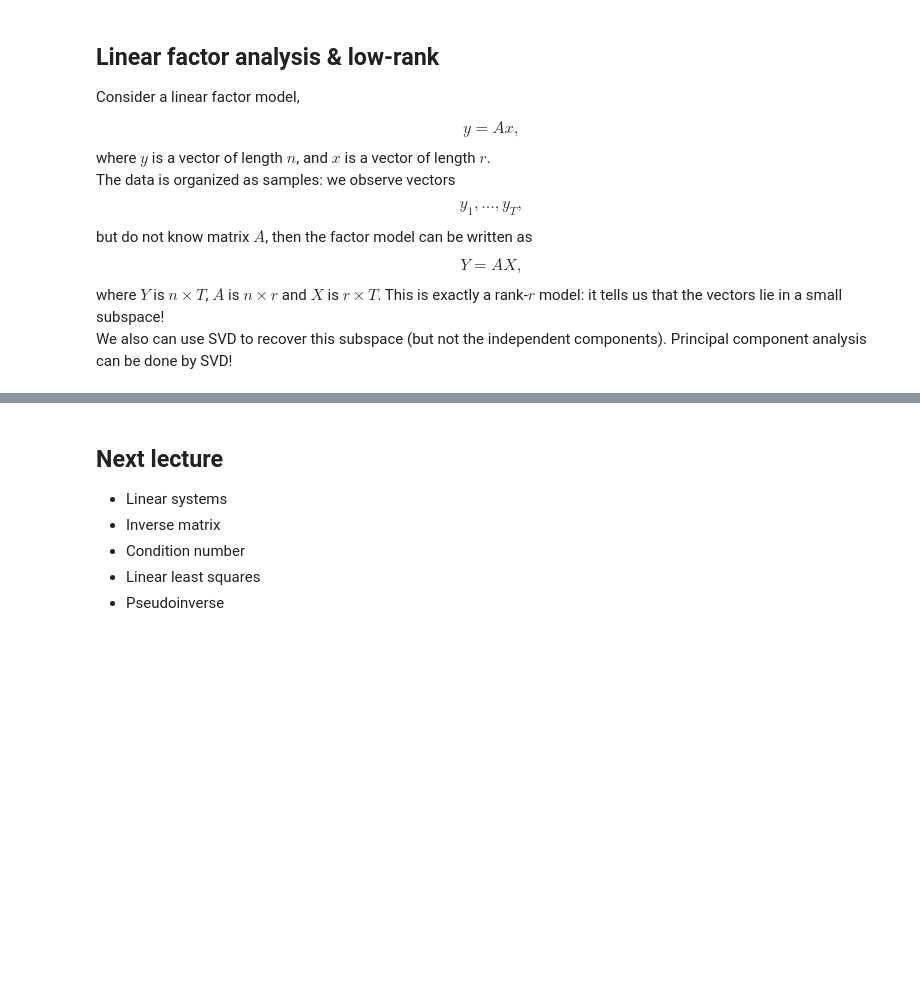
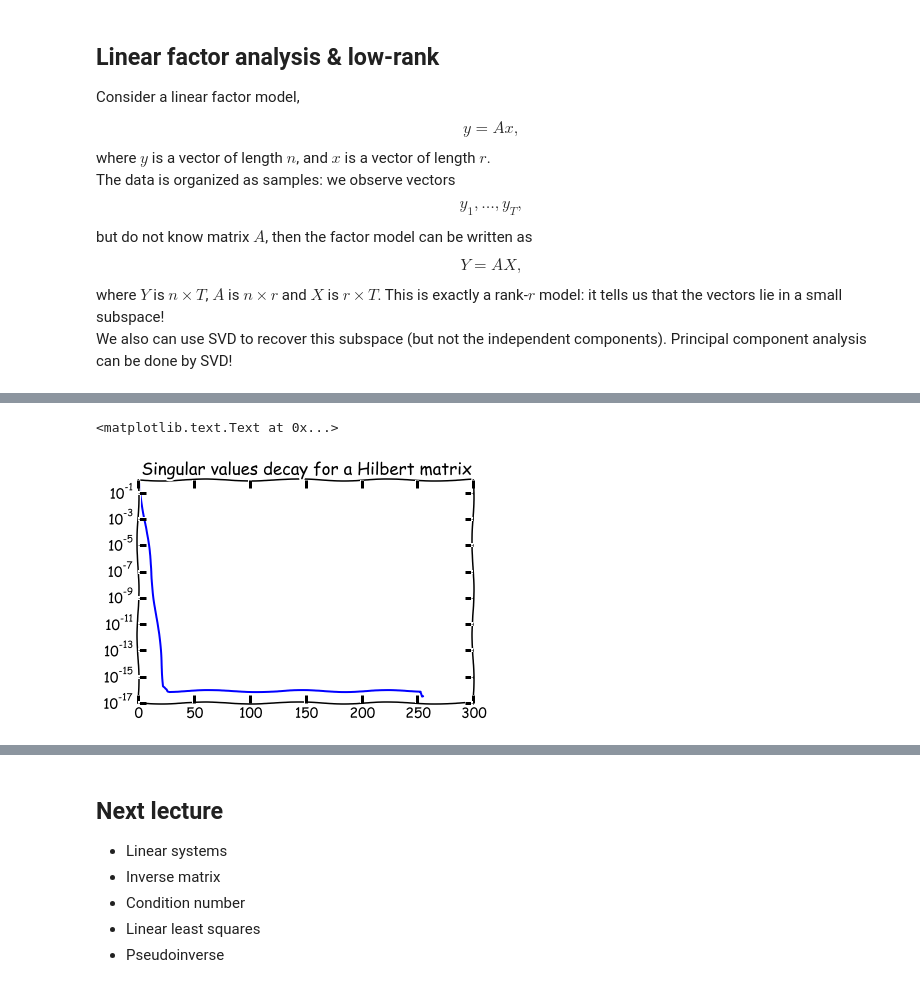
Before and after one commit to oseledets/nla2016, a Jupyter notebook: lectures/lecture-4.ipynb, the cells around one changed output, grey strips where cells are left out. Drawn from its saved outputs; the diff is of its cells as text; code cells hidden in the pictures; blank space fills up the shorter version.

```diff
--- a/lectures/lecture-4.ipynb
+++ b/lectures/lecture-4.ipynb
@@ -405,0 +477,18 @@ We also can use SVD to recover this subspace (but not the independent components
+# %%
+query = 'Human computer interaction'
+qv = np.zeros((nterms))
+for i in xrange(nterms):
+    if re.search(rows[i], query, re.IGNORECASE):
+        qv[i] = 1
+res1 = qv.dot(term_doc) #Non-compressed search result
+
+u, s, v = np.linalg.svd(term_doc)
+r = 2
+u = u[:, :r]
+s = s[:r]
+v = v[:r, :] #Numpy transposes
+appr1  = u.dot(np.diag(s)).dot(v)
+res2 = qv.dot(appr1)
+res_all = np.vstack((res1, res2)).T #To make two columns
+print 'There query is:', query, ',the scores are:'
+pd.DataFrame(res_all, index=docs, columns=['No SVD', 'SVD'])
@@ -405,0 +562,14 @@ We also can use SVD to recover this subspace (but not the independent components
+# %%
+import numpy as np
+%matplotlib inline
+import matplotlib.pyplot as plt
+plt.xkcd()
+n = 256
+a = [[1.0/(i + j + 0.5) for i in range(n)] for j in range(n)]
+a = np.array(a)
+u, s, v = np.linalg.svd(a)
+plt.semilogy(s/s[0])
+plt.title('Singular values decay for a Hilbert matrix')
+# %% [output]
+<matplotlib.text.Text at 0x...>
+[figure, added]
```
Also changed, not shown: parts of 19 cells of this notebook.
